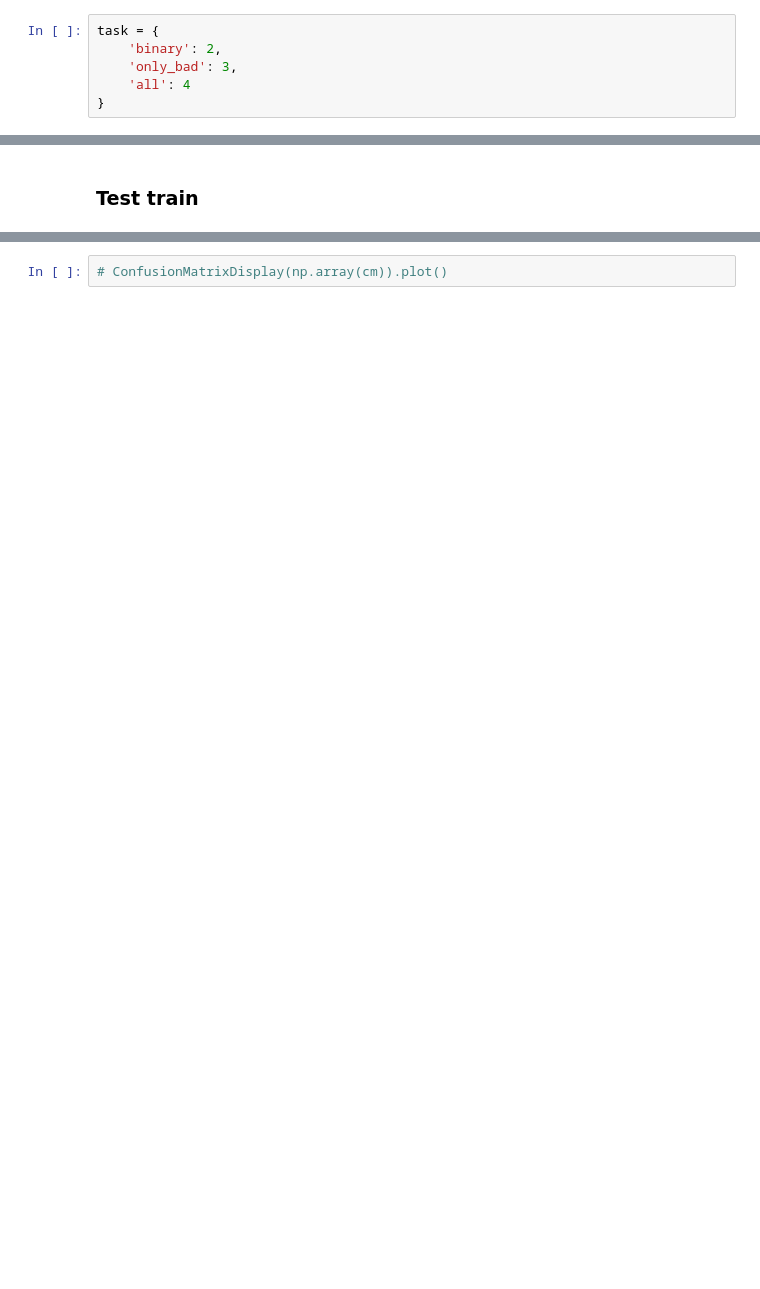
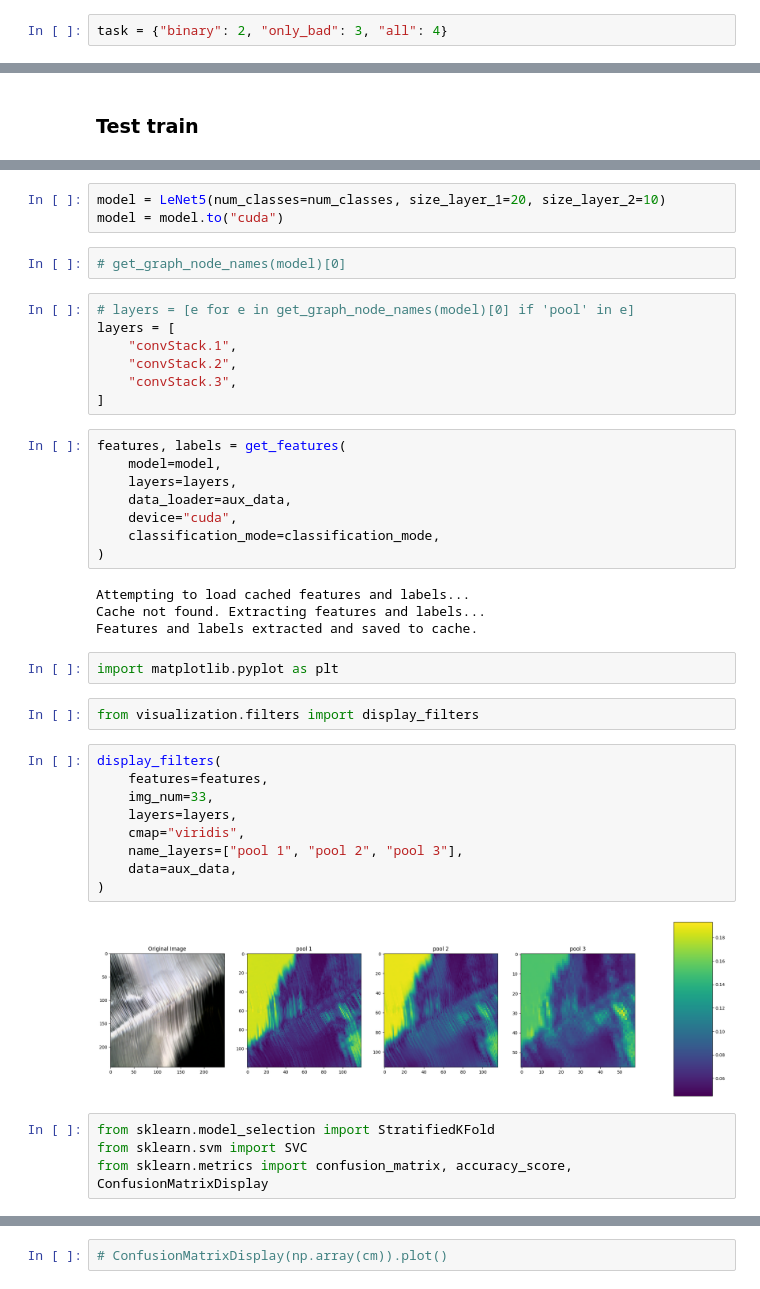
Before and after one commit to alfredoisg/structure-loss-classification, a Jupyter notebook: testing.ipynb, the cells around one changed output, grey strips where cells are left out. Saved outputs shown, nothing was run; the diff lists cells and outputs as text; blank space fills up the shorter version.

```diff
--- a/testing.ipynb
+++ b/testing.ipynb
@@ -52,9 +52,5 @@ classification_mode="binary"
 # %%
-task = {
-    'binary': 2,
-    'only_bad': 3,
-    'all': 4
-}
+task = {"binary": 2, "only_bad": 3, "all": 4}
 # %%
 num_classes = task[classification_mode]
 # %%
@@ -122,0 +118,43 @@ display_metrics(
+# %%
+model = LeNet5(num_classes=num_classes, size_layer_1=20, size_layer_2=10)
+model = model.to("cuda")
+# %%
+# get_graph_node_names(model)[0]
+# %%
+# layers = [e for e in get_graph_node_names(model)[0] if 'pool' in e]
+layers = [
+    "convStack.1",
+    "convStack.2",
+    "convStack.3",
+]
+# %%
+features, labels = get_features(
+    model=model,
+    layers=layers,
+    data_loader=aux_data,
+    device="cuda",
+    classification_mode=classification_mode,
+)
+# %% [output]
+Attempting to load cached features and labels...
+Cache not found. Extracting features and labels...
+Features and labels extracted and saved to cache.
+# %%
+import matplotlib.pyplot as plt
+# %%
+from visualization.filters import display_filters
+# %%
+display_filters(
+    features=features,
+    img_num=33,
+    layers=layers,
+    cmap="viridis",
+    name_layers=["pool 1", "pool 2", "pool 3"],
+    data=aux_data,
+)
+# %% [output]
+[figure, added]
+# %%
+from sklearn.model_selection import StratifiedKFold
+from sklearn.svm import SVC
+from sklearn.metrics import confusion_matrix, accuracy_score, ConfusionMatrixDisplay
```
Also changed, not shown: parts of 44 cells of this notebook, 8 other files.
